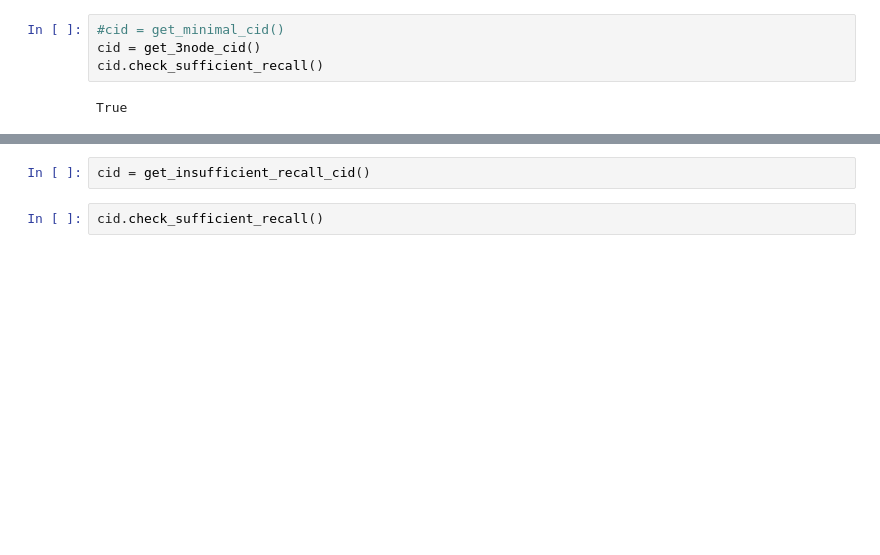
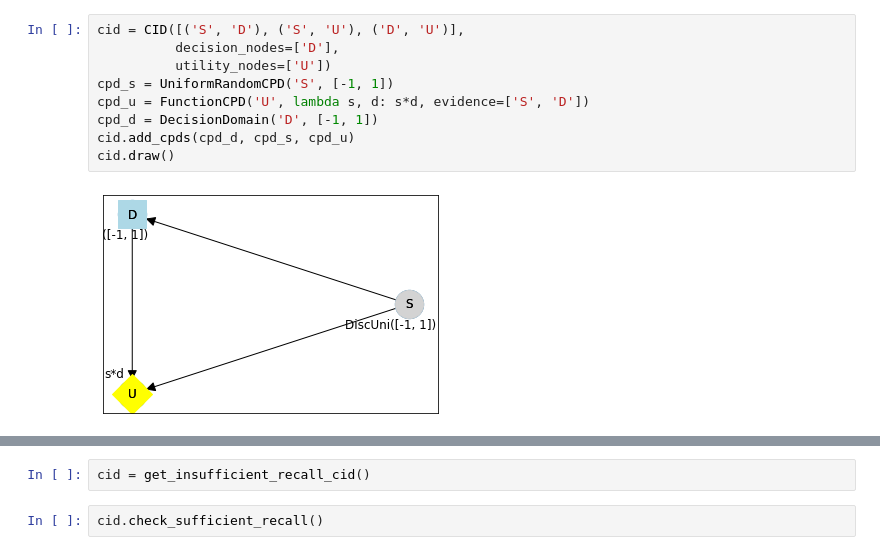
Before and after one commit to causalincentives/pycid, a Jupyter notebook: notebooks/solve_cid.ipynb, the cells around one changed output, grey strips where cells are left out. Cells and saved outputs as stored; diff of their text form; blank space fills up the shorter version.

```diff
--- a/notebooks/solve_cid.ipynb
+++ b/notebooks/solve_cid.ipynb
@@ -11,8 +15,13 @@ from examples.simple_cids import get_minimal_cid, get_3node_cid, get_insufficien
-# %%
-#cid = get_minimal_cid()
-cid = get_3node_cid()
-cid.check_sufficient_recall()
-# %% [output]
-True
+# %%
+cid = CID([('S', 'D'), ('S', 'U'), ('D', 'U')],
+          decision_nodes=['D'],
+          utility_nodes=['U'])
+cpd_s = UniformRandomCPD('S', [-1, 1])
+cpd_u = FunctionCPD('U', lambda s, d: s*d, evidence=['S', 'D'])
+cpd_d = DecisionDomain('D', [-1, 1])
+cid.add_cpds(cpd_d, cpd_s, cpd_u)
+cid.draw()
+# %% [output]
+[figure, added]
 # %%
 cid.solve()
```
Also changed, not shown: parts of 5 cells of this notebook, 4 other files.
